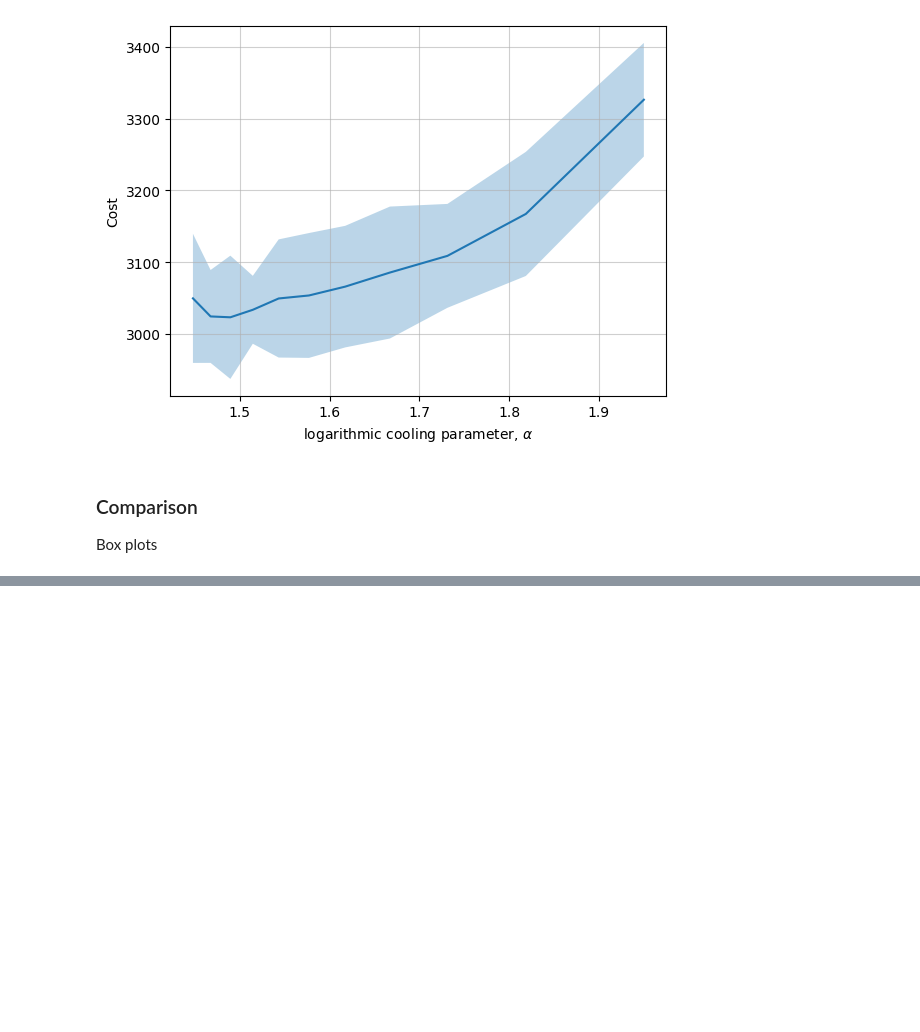
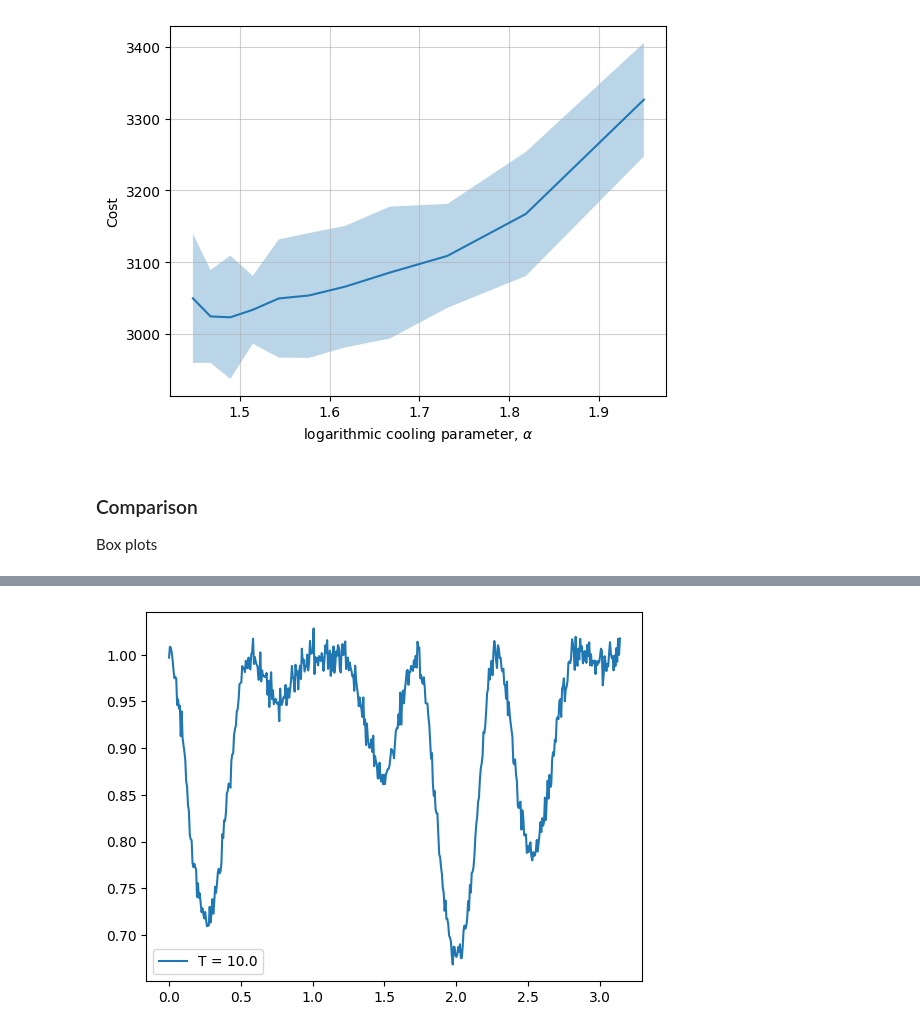
Before and after one commit to loonatick-src/stochastic-sim-3, a Jupyter notebook: cooling.ipynb, the cells around one changed output, grey strips where cells are left out. Cells and saved outputs as stored; diff of their text form; code cells hidden in the pictures; blank space fills up the shorter version.

```diff
--- a/cooling.ipynb
+++ b/cooling.ipynb
@@ -478,0 +506,6 @@ else:
+# %%
+plt.plot(x, y_boltzmann[3], label = f"T = {T_values[3]}")
+plt.legend()
+plt.show()
+# %% [output]
+[figure, added]
```
Also changed, not shown: parts of 8 cells of this notebook.
